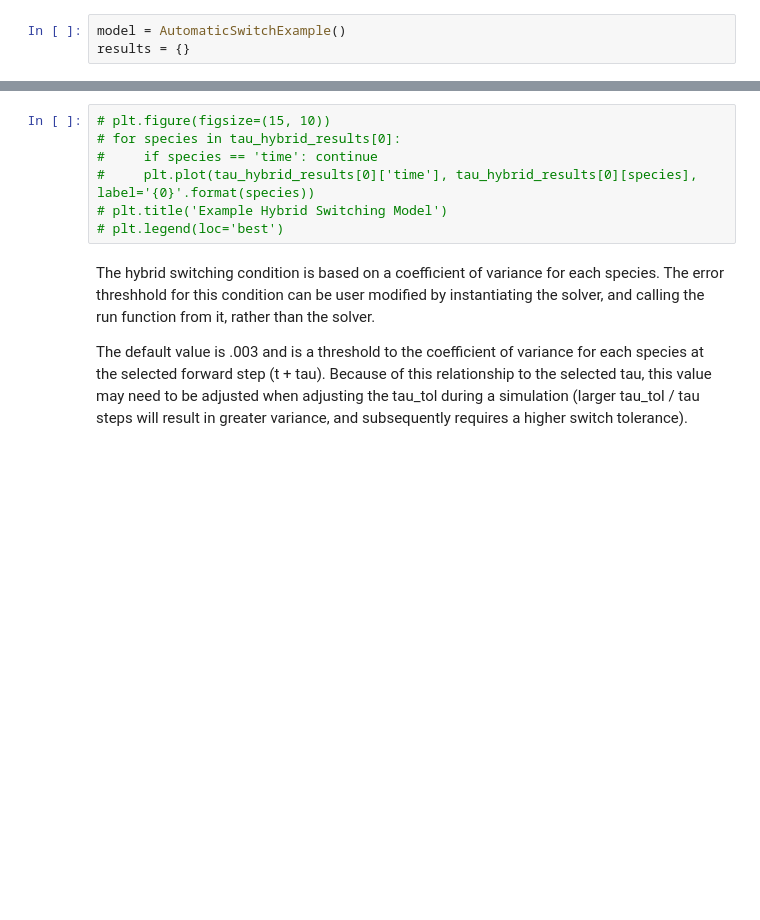
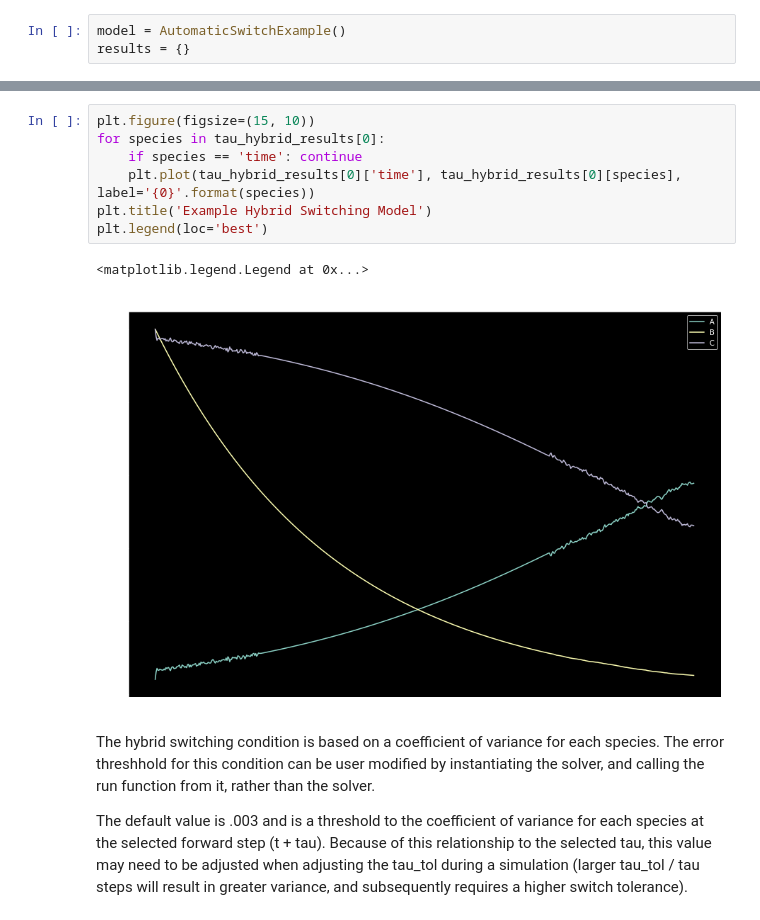
Before and after one commit to StochSS/GillesPy2, a Jupyter notebook: examples/AdvancedExamples/Hybrid/hybrid_switching_example.ipynb, the cells around one changed output, grey strips where cells are left out. Cells and saved outputs as stored; diff of their text form; blank space fills up the shorter version.

```diff
--- a/examples/AdvancedExamples/Hybrid/hybrid_switching_example.ipynb
+++ b/examples/AdvancedExamples/Hybrid/hybrid_switching_example.ipynb
@@ -62,10 +66,13 @@ results = {}
 # %%
-# plt.figure(figsize=(15, 10))
-# for species in tau_hybrid_results[0]:
-#     if species == 'time': continue
-#     plt.plot(tau_hybrid_results[0]['time'], tau_hybrid_results[0][species], label='{0}'.format(species))
-# plt.title('Example Hybrid Switching Model')
-# plt.legend(loc='best')
+plt.figure(figsize=(15, 10))
+for species in tau_hybrid_results[0]:
+    if species == 'time': continue
+    plt.plot(tau_hybrid_results[0]['time'], tau_hybrid_results[0][species], label='{0}'.format(species))
+plt.title('Example Hybrid Switching Model')
+plt.legend(loc='best')
+# %% [output]
+<matplotlib.legend.Legend at 0x...>
+[figure, added]
 # %% [markdown]
 The hybrid switching condition is based on a coefficient of variance for each species.  The error threshhold for this condition can be user modified by instantiating the solver, and calling the run function from it, rather than the solver.
 
```
Also changed, not shown: parts of 10 cells of this notebook, 9 other files.
